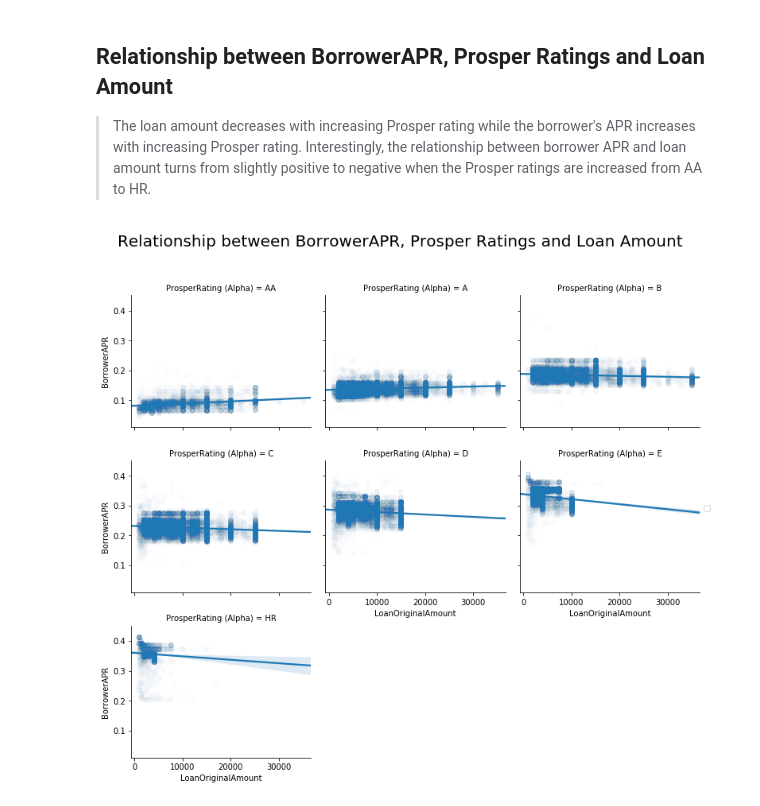
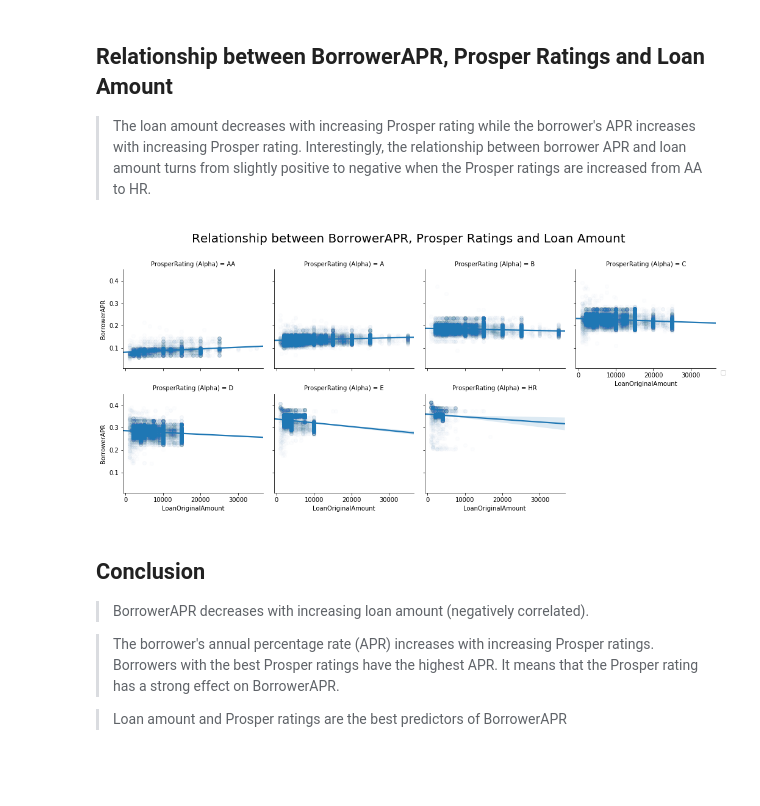
Before and after one commit to Dekunmi/Prosper, a Jupyter notebook: ProsperLoan_slide_deck.ipynb, the cells around one changed output. Drawn from its saved outputs; the diff is of its cells as text; code cells hidden in the pictures; blank space fills up the shorter version.

```diff
--- a/ProsperLoan_slide_deck.ipynb
+++ b/ProsperLoan_slide_deck.ipynb
@@ -121,11 +125,19 @@ plt.title('Relationship between BorrowerAPR and Prosper Ratings', fontsize=20);
 # %%
 # code uses a regplot to show the relationship between the features
 
 col_order = ['AA', 'A', 'B', 'C', 'D', 'E', 'HR']
-g = sb.FacetGrid(data=df_loan, aspect=1.2, col='ProsperRating (Alpha)', col_wrap=3, col_order=order)
+g = sb.FacetGrid(data=df_loan, aspect=1.2, col='ProsperRating (Alpha)', col_wrap=4, col_order=order)
 g.map(sb.regplot, 'LoanOriginalAmount', 'BorrowerAPR', x_jitter=0.04, scatter_kws={'alpha':0.01});
 # plt.title('Relationship between BorrowerAPR, ProsperRating and LoanOriginalAmount');
 g.fig.suptitle('Relationship between BorrowerAPR, Prosper Ratings and Loan Amount', fontsize=20, y=1.08);
 g.add_legend();
 # %% [output]
-[figure, old version]
+[figure, new version]
+# %% [markdown]
+## Conclusion
+
+> BorrowerAPR decreases with increasing loan amount (negatively correlated).
+
+> The borrower's annual percentage rate (APR) increases with increasing Prosper ratings. Borrowers with the best Prosper ratings have the highest APR. It means that the Prosper rating has a strong effect on BorrowerAPR.
+
+> Loan amount and Prosper ratings are the best predictors of BorrowerAPR
```
Also changed, not shown: parts of 5 cells of this notebook, 1 other file.
